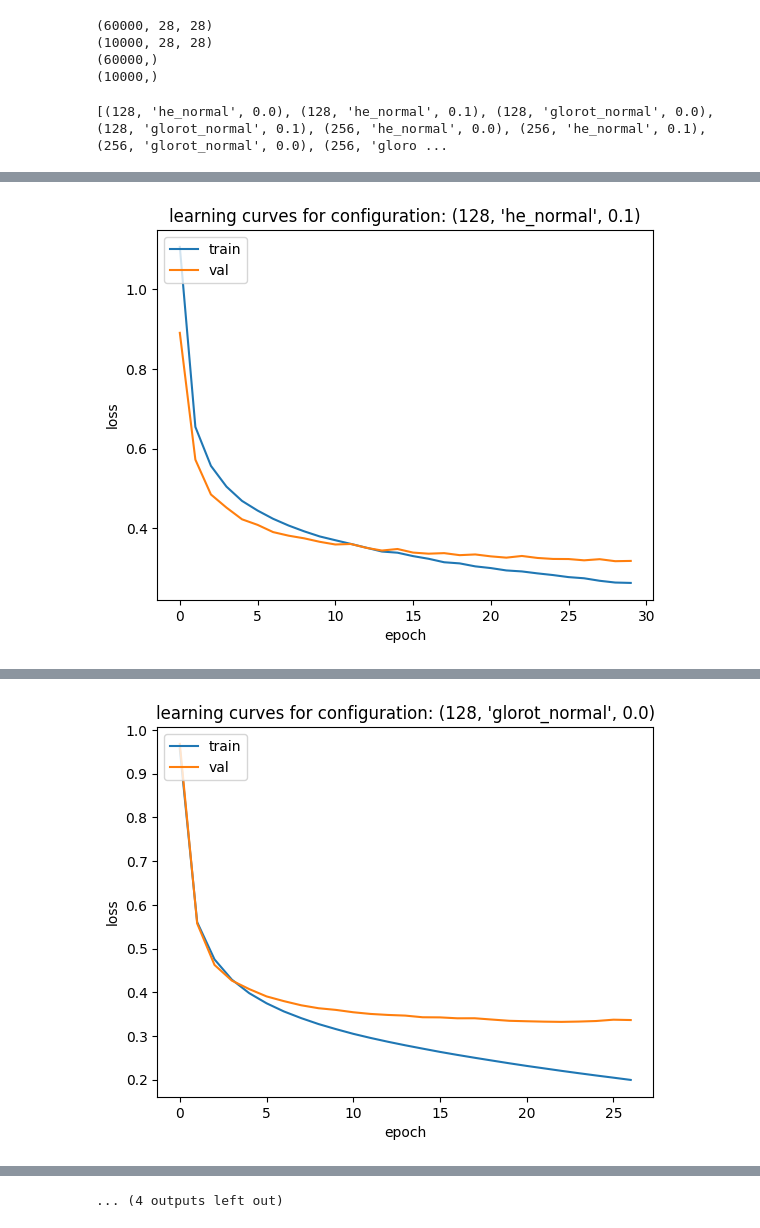
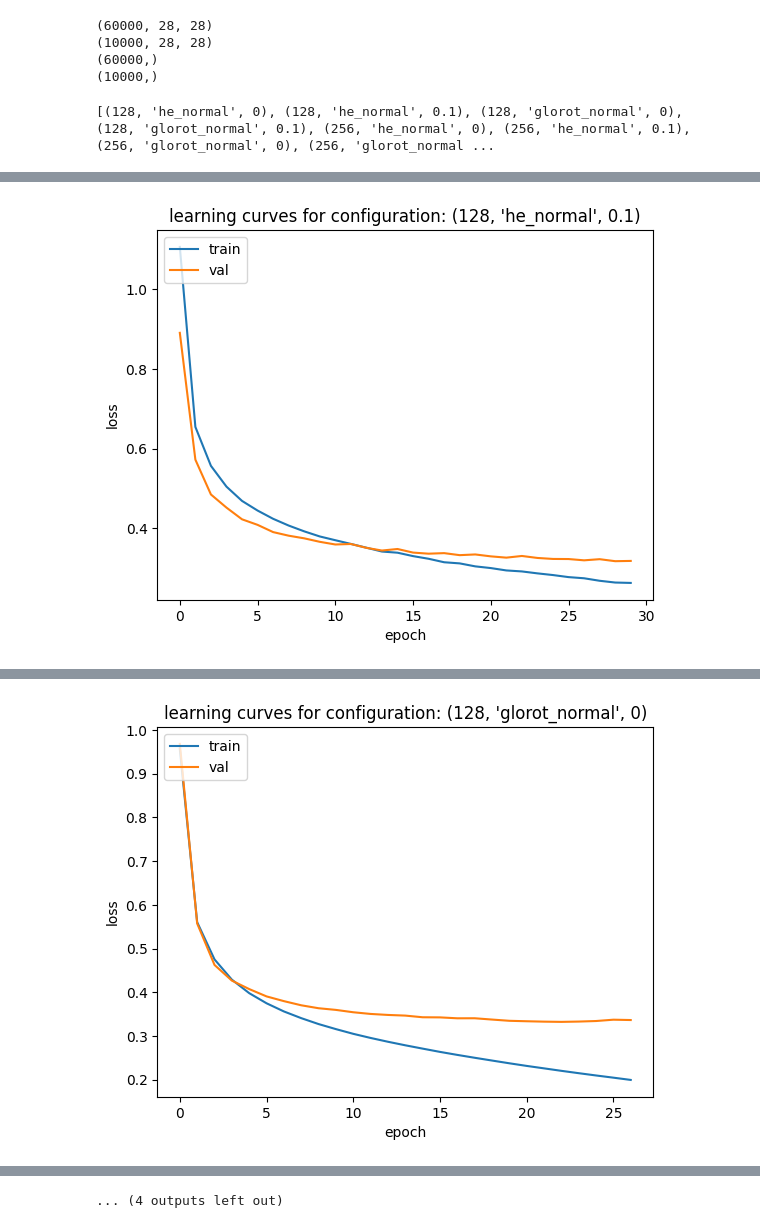
Before and after one commit to kuroshkarimi/Machine-Learning-and-Data-Analysis, a Jupyter notebook: Deep_Learning/Fashion_MNIST_1.ipynb, the cells around one changed output, grey strips where cells are left out. Drawn from its saved outputs; the diff is of its cells as text; code cells hidden in the pictures.

```diff
--- a/Deep_Learning/Fashion_MNIST_1.ipynb
+++ b/Deep_Learning/Fashion_MNIST_1.ipynb
@@ -112,17 +116,27 @@ y_train = y_all[train_indices]
 
 x_test = x_test.astype(np.float32)/ 255.0
 # %%
-def build_model(widths, initializer, dropouts):
+def build_model(widths, initializers, dropouts):
+
+  '''Build_model function takes three inputs and compiles
+   the deep learning model.
+   widths is the number of neurons used in the architecture
+   initializers is the type of weight initialization
+   dropouts is the dropout rate used in the architecture
+
+   Before plugged into the dense layer, the data should be flattened.
+
+   '''
 
   model = Sequential([
       Input(shape = (28, 28)),
       Flatten(),
 
-      Dense(widths, activation = 'relu', kernel_initializer = initializer),
+      Dense(widths, activation = 'relu', kernel_initializer = initializers),
       BatchNormalization(),
       Dropout(dropouts),
 
-      Dense(int(widths/2), activation = 'relu', kernel_initializer = initializer),
+      Dense(int(widths/2), activation = 'relu', kernel_initializer = initializers),
       BatchNormalization(),
       Dropout(dropouts),
 
@@ -137,14 +151,16 @@ def build_model(widths, initializer, dropouts):
 # %%
 import itertools
 
+# first we need to make a combination of all hyper-parameters
+
 initializers = ['he_normal', 'glorot_normal']
-widths = [128,  256]
-dropouts = [0.0, 0.1]
+widths = [128, 256]
+dropouts = [0, 0.1]
 hyper_parameters = list(itertools.product(widths, initializers, dropouts))
 
 print(hyper_parameters)
 # %% [output]
-[(128, 'he_normal', 0.0), (128, 'he_normal', 0.1), (128, 'glorot_normal', 0.0), (128, 'glorot_normal', 0.1), (256, 'he_normal', 0.0), (256, 'he_normal', 0.1), (256, 'glorot_normal', 0.0), (256, 'gloro ...
+[(128, 'he_normal', 0), (128, 'he_normal', 0.1), (128, 'glorot_normal', 0), (128, 'glorot_normal', 0.1), (256, 'he_normal', 0), (256, 'he_normal', 0.1), (256, 'glorot_normal', 0), (256, 'glorot_normal ...
 # %%
 import time
 from keras.backend import clear_session
@@ -152,12 +168,12 @@ from keras.utils import set_random_seed
 
 SEED = 42
 
-training_times = []
-experiments = []
-configurations = []
-best_epochs = []
-best_accuracies = []
-best_losses = []
+training_times = []   # registers the time duration of the training for each model experiment
+experiments = []      # number of iteration over the hyper-parameter combination case
+configurations = []   # shows the combination of the hyper parameters
+best_epochs = []      # returns the number of the epoch where the model parameters are selected as the best parameters
+best_accuracies = []  # returns the value of the accuracy at the best epoch
+best_losses = []      # returns the value of the loss at the best epoch
 
 for experiment, (width, initializer, dropout) in enumerate(hyper_parameters, start = 1):
 
@@ -204,13 +220,5 @@ for experiment, (width, initializer, dropout) in enumerate(hyper_parameters, sta
   plt.xlabel('epoch')
   plt.legend(['train', 'val'], loc='upper left')
   plt.show()
-
-  '''plt.plot(HISTORY.history['accuracy'])
-  plt.plot(HISTORY.history['val_accuracy'])
-  plt.title(f'accuracy curves for configuration: {(width, learning_rate, dropout)}')
-  plt.ylabel('accuracy')
-  plt.xlabel('epoch')
-  plt.legend(['train', 'val'], loc='upper left')
-  plt.show()'''
 # %% [output]
 Epoch 1/30
@@ -269,2 +277,2 @@ Restoring model weights from the end of the best epoch: 23.
-[figure, old version]
+[figure, new version]
 Epoch 1/30
```
Also changed, not shown: parts of 17 cells of this notebook.
